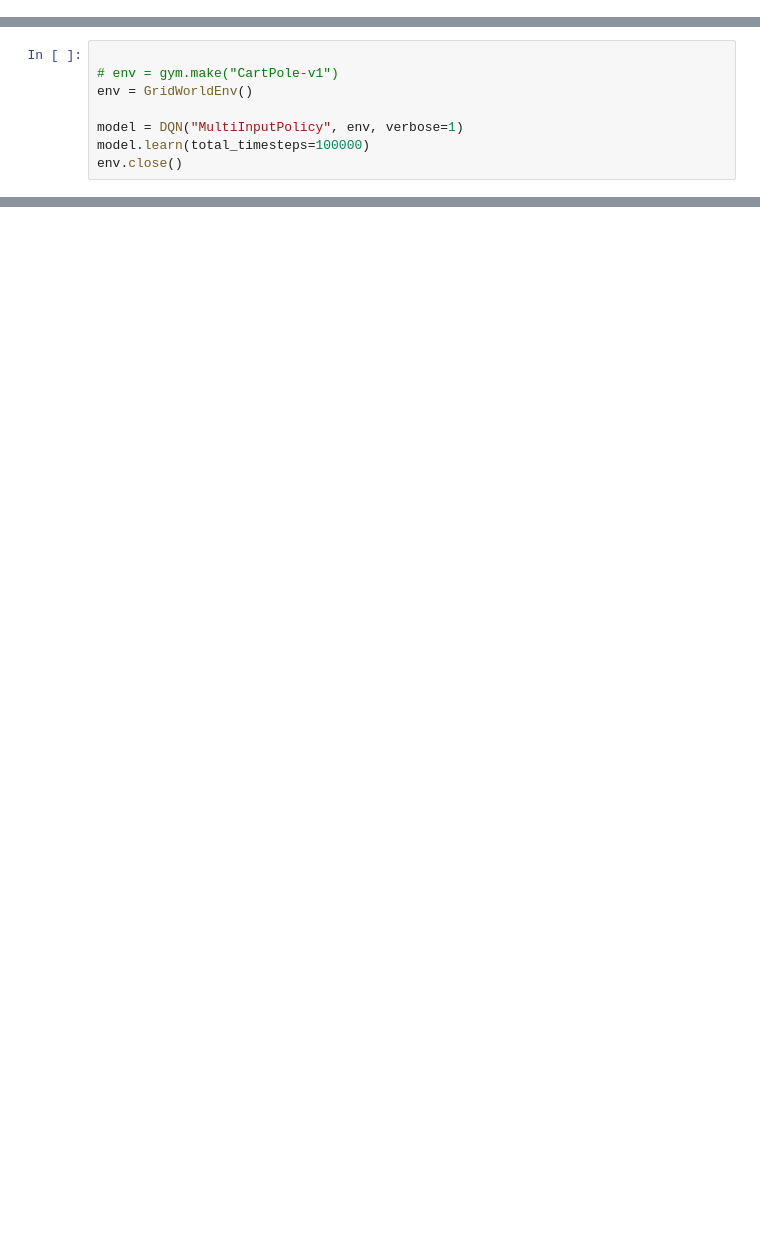
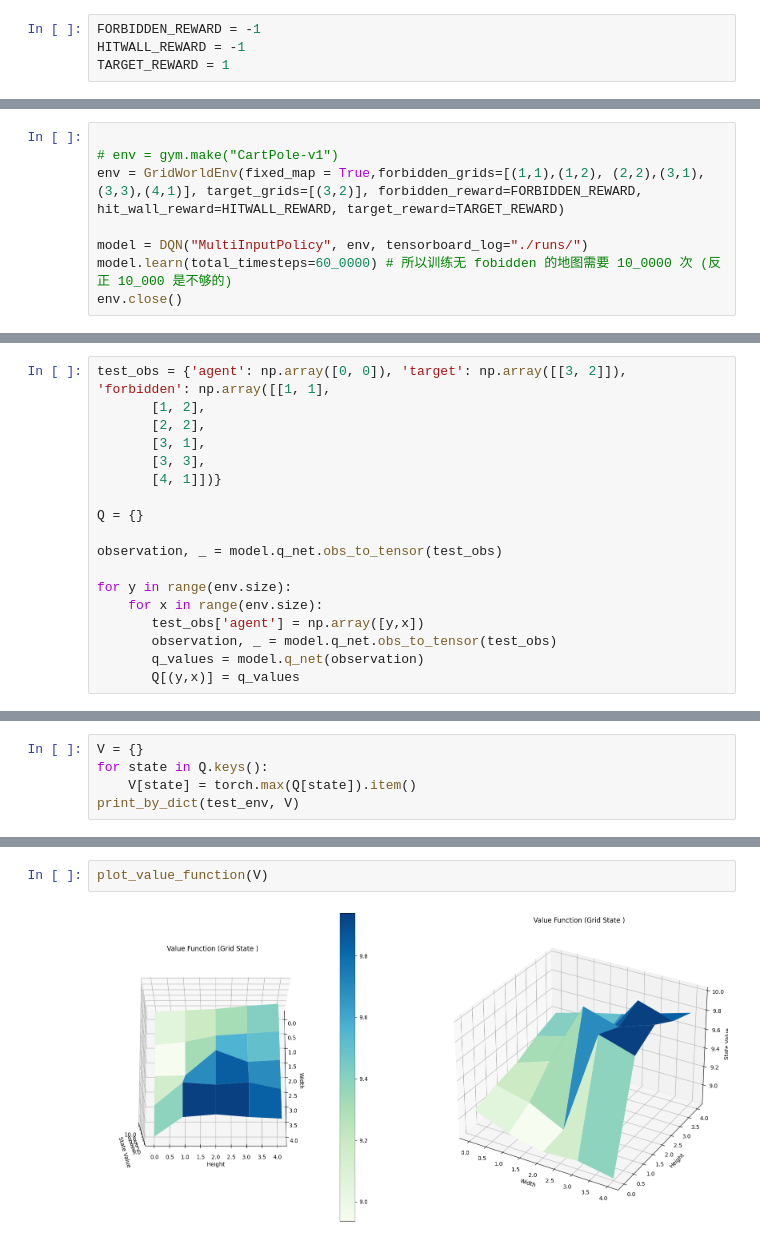
Before and after one commit to zhilu1/rl_practice, a Jupyter notebook: DQN_solution.ipynb, the cells around one changed output, grey strips where cells are left out. Saved outputs shown, nothing was run; the diff lists cells and outputs as text; blank space fills up the shorter version.

```diff
--- a/DQN_solution.ipynb
+++ b/DQN_solution.ipynb
@@ -10,0 +15,4 @@ from rl_envs.gym_grid_world_env import GridWorldEnv
+# %%
+FORBIDDEN_REWARD = -1
+HITWALL_REWARD = -1
+TARGET_REWARD = 1
@@ -11,8 +34,8 @@ from rl_envs.gym_grid_world_env import GridWorldEnv
 # %%
 
 # env = gym.make("CartPole-v1")
-env = GridWorldEnv()
+env = GridWorldEnv(fixed_map = True,forbidden_grids=[(1,1),(1,2), (2,2),(3,1),(3,3),(4,1)], target_grids=[(3,2)], forbidden_reward=FORBIDDEN_REWARD, hit_wall_reward=HITWALL_REWARD, target_reward=TARGET_REWARD)
 
-model = DQN("MultiInputPolicy", env, verbose=1)
-model.learn(total_timesteps=100000)
+model = DQN("MultiInputPolicy", env, tensorboard_log="./runs/")
+model.learn(total_timesteps=60_0000) # 所以训练无 fobidden 的地图需要 10_0000 次 (反正 10_000 是不够的)
 env.close()
@@ -55,0 +75,18 @@ vec_env.close()
+# %%
+test_obs = {'agent': np.array([0, 0]), 'target': np.array([[3, 2]]), 'forbidden': np.array([[1, 1],
+       [1, 2],
+       [2, 2],
+       [3, 1],
+       [3, 3],
+       [4, 1]])}
+
+Q = {}
+
+observation, _ = model.q_net.obs_to_tensor(test_obs)
+
+for y in range(env.size):
+    for x in range(env.size):
+       test_obs['agent'] = np.array([y,x])
+       observation, _ = model.q_net.obs_to_tensor(test_obs)
+       q_values = model.q_net(observation)
+       Q[(y,x)] = q_values
@@ -55,0 +102,5 @@ vec_env.close()
+# %%
+V = {}
+for state in Q.keys():
+    V[state] = torch.max(Q[state]).item()
+print_by_dict(test_env, V)
@@ -55,0 +113,4 @@ vec_env.close()
+# %%
+plot_value_function(V)
+# %% [output]
+[figure, added]
```
Also changed, not shown: parts of 8 cells of this notebook, 25 other files.
